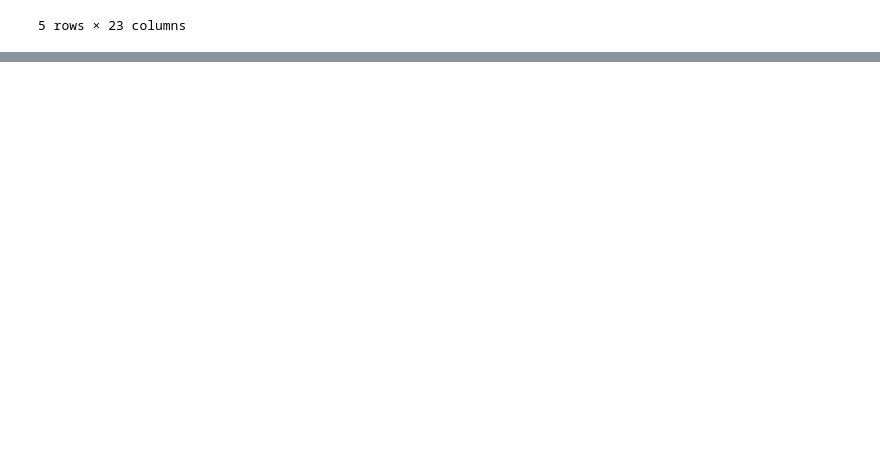
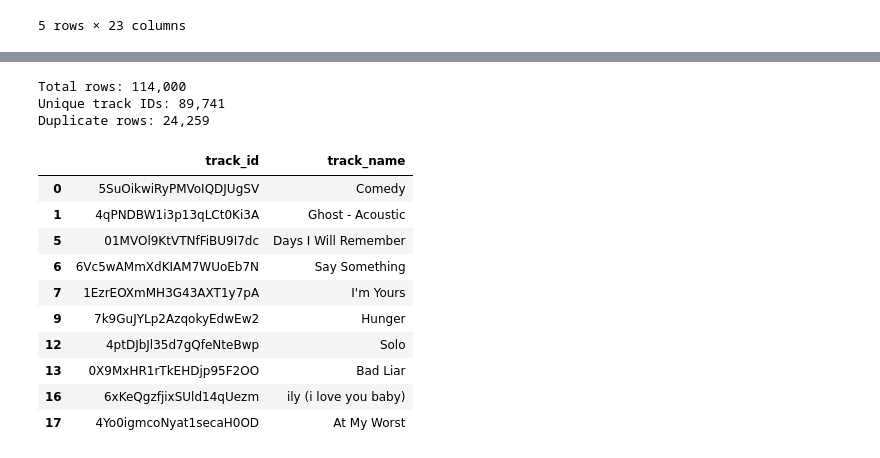
Before and after one commit to clintonhlau/Spotify-Recommendation-Engine, a Jupyter notebook: scripts/data_cleaning.ipynb, the cells around one changed output, grey strips where cells are left out. Cells and saved outputs as stored; diff of their text form; code cells hidden in the pictures; blank space fills up the shorter version.

```diff
--- a/scripts/data_cleaning.ipynb
+++ b/scripts/data_cleaning.ipynb
@@ -198,0 +250,26 @@ No negative values found in time_signature
+# %%
+total_rows = len(df)
+unique_ids = df['track_id'].nunique()
+duplicate_rows = total_rows - unique_ids
+
+print(f"Total rows: {total_rows:,}")
+print(f"Unique track IDs: {unique_ids:,}")
+print(f"Duplicate rows: {duplicate_rows:,}")
+
+duplicate_rows = df[df['track_id'].duplicated(keep=False)]
+duplicate_rows[['track_id', 'track_name']].head(10)
+# %% [output]
+Total rows: 114,000
+Unique track IDs: 89,741
+Duplicate rows: 24,259
+|  | track_id | track_name |
+| 0 | 5SuOikwiRyPMVoIQDJUgSV | Comedy |
+| 1 | 4qPNDBW1i3p13qLCt0Ki3A | Ghost - Acoustic |
+| 5 | 01MVOl9KtVTNfFiBU9I7dc | Days I Will Remember |
+| 6 | 6Vc5wAMmXdKIAM7WUoEb7N | Say Something |
+| 7 | 1EzrEOXmMH3G43AXT1y7pA | I'm Yours |
+| 9 | 7k9GuJYLp2AzqokyEdwEw2 | Hunger |
+| 12 | 4ptDJbJl35d7gQfeNteBwp | Solo |
+| 13 | 0X9MxHR1rTkEHDjp95F2OO | Bad Liar |
+| 16 | 6xKeQgzfjixSUld14qUezm | ily (i love you baby) |
+| 17 | 4Yo0igmcoNyat1secaH0OD | At My Worst |
```
Also changed, not shown: parts of 2 cells of this notebook.
